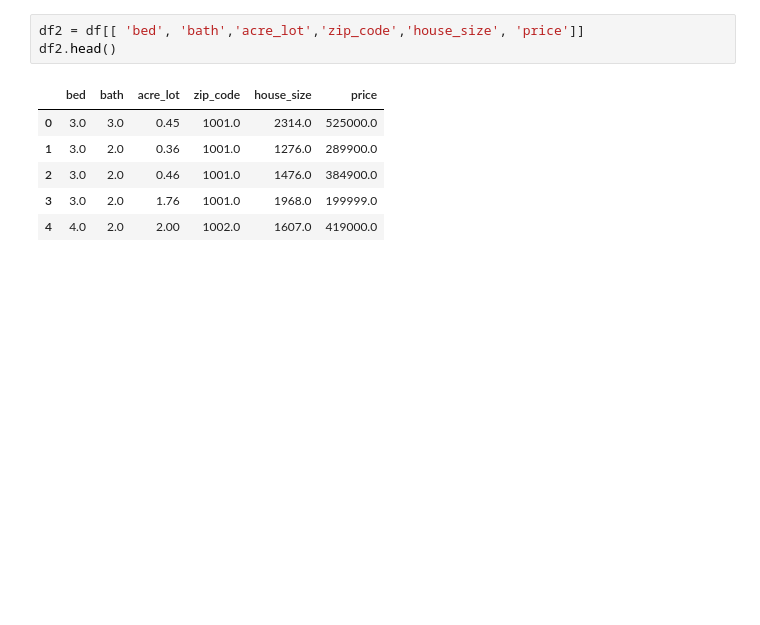
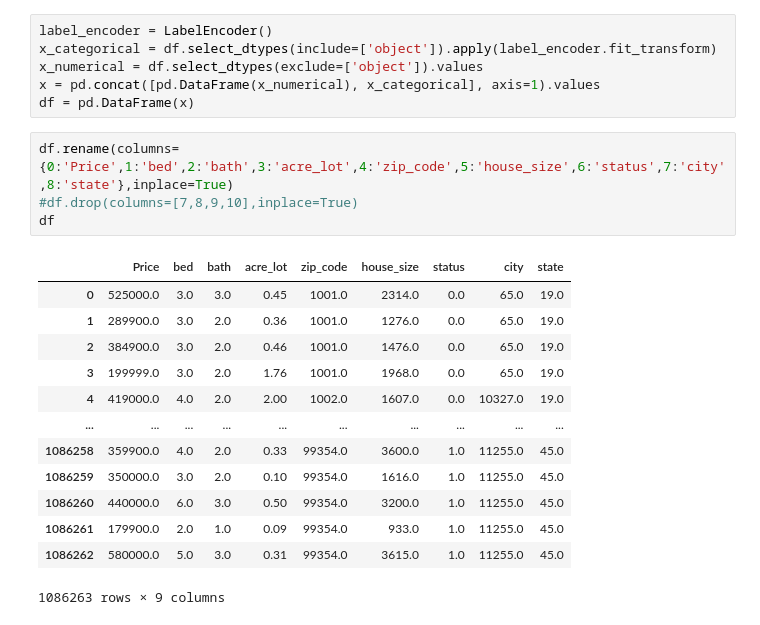
Before and after one commit to zwblank/Project_4, a Jupyter notebook: correlation_matrix.ipynb, the cells around one changed output. Saved outputs shown, nothing was run; the diff lists cells and outputs as text; blank space fills up the shorter version.

```diff
--- a/correlation_matrix.ipynb
+++ b/correlation_matrix.ipynb
@@ -9,11 +18,25 @@ df = pd.read_csv('Resources/clean_realestate_data.csv')
-# %%
-df2 = df[[ 'bed', 'bath','acre_lot','zip_code','house_size', 'price']]
-df2.head()
-# %% [output]
-|  | bed | bath | acre_lot | zip_code | house_size | price |
-| 0 | 3.0 | 3.0 | 0.45 | 1001.0 | 2314.0 | 525000.0 |
-| 1 | 3.0 | 2.0 | 0.36 | 1001.0 | 1276.0 | 289900.0 |
-| 2 | 3.0 | 2.0 | 0.46 | 1001.0 | 1476.0 | 384900.0 |
-| 3 | 3.0 | 2.0 | 1.76 | 1001.0 | 1968.0 | 199999.0 |
-| 4 | 4.0 | 2.0 | 2.00 | 1002.0 | 1607.0 | 419000.0 |
+# %%
+label_encoder = LabelEncoder()
+x_categorical = df.select_dtypes(include=['object']).apply(label_encoder.fit_transform)
+x_numerical = df.select_dtypes(exclude=['object']).values
+x = pd.concat([pd.DataFrame(x_numerical), x_categorical], axis=1).values
+df = pd.DataFrame(x)
+# %%
+df.rename(columns={0:'Price',1:'bed',2:'bath',3:'acre_lot',4:'zip_code',5:'house_size',6:'status',7:'city',8:'state'},inplace=True)
+#df.drop(columns=[7,8,9,10],inplace=True)
+df
+# %% [output]
+|  | Price | bed | bath | acre_lot | zip_code | house_size | status | city | state |
+| 0 | 525000.0 | 3.0 | 3.0 | 0.45 | 1001.0 | 2314.0 | 0.0 | 65.0 | 19.0 |
+| 1 | 289900.0 | 3.0 | 2.0 | 0.36 | 1001.0 | 1276.0 | 0.0 | 65.0 | 19.0 |
+| 2 | 384900.0 | 3.0 | 2.0 | 0.46 | 1001.0 | 1476.0 | 0.0 | 65.0 | 19.0 |
+| 3 | 199999.0 | 3.0 | 2.0 | 1.76 | 1001.0 | 1968.0 | 0.0 | 65.0 | 19.0 |
+| 4 | 419000.0 | 4.0 | 2.0 | 2.00 | 1002.0 | 1607.0 | 0.0 | 10327.0 | 19.0 |
+| ... | ... | ... | ... | ... | ... | ... | ... | ... | ... |
+| 1086258 | 359900.0 | 4.0 | 2.0 | 0.33 | 99354.0 | 3600.0 | 1.0 | 11255.0 | 45.0 |
+| 1086259 | 350000.0 | 3.0 | 2.0 | 0.10 | 99354.0 | 1616.0 | 1.0 | 11255.0 | 45.0 |
+| 1086260 | 440000.0 | 6.0 | 3.0 | 0.50 | 99354.0 | 3200.0 | 1.0 | 11255.0 | 45.0 |
+| 1086261 | 179900.0 | 2.0 | 1.0 | 0.09 | 99354.0 | 933.0 | 1.0 | 11255.0 | 45.0 |
+| 1086262 | 580000.0 | 5.0 | 3.0 | 0.31 | 99354.0 | 3615.0 | 1.0 | 11255.0 | 45.0 |
+1086263 rows × 9 columns
 # %%
```
Also changed, not shown: parts of 3 cells of this notebook, 1 other file.
